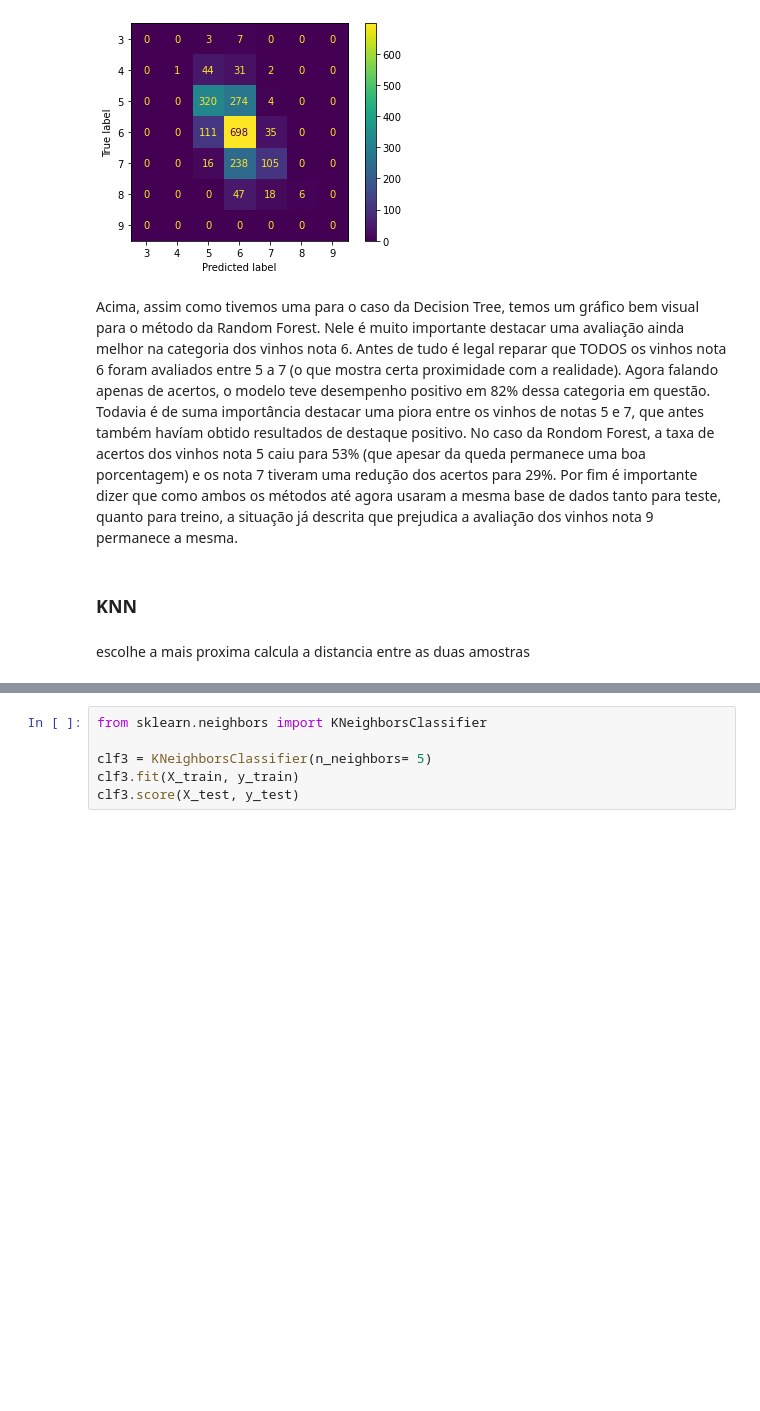
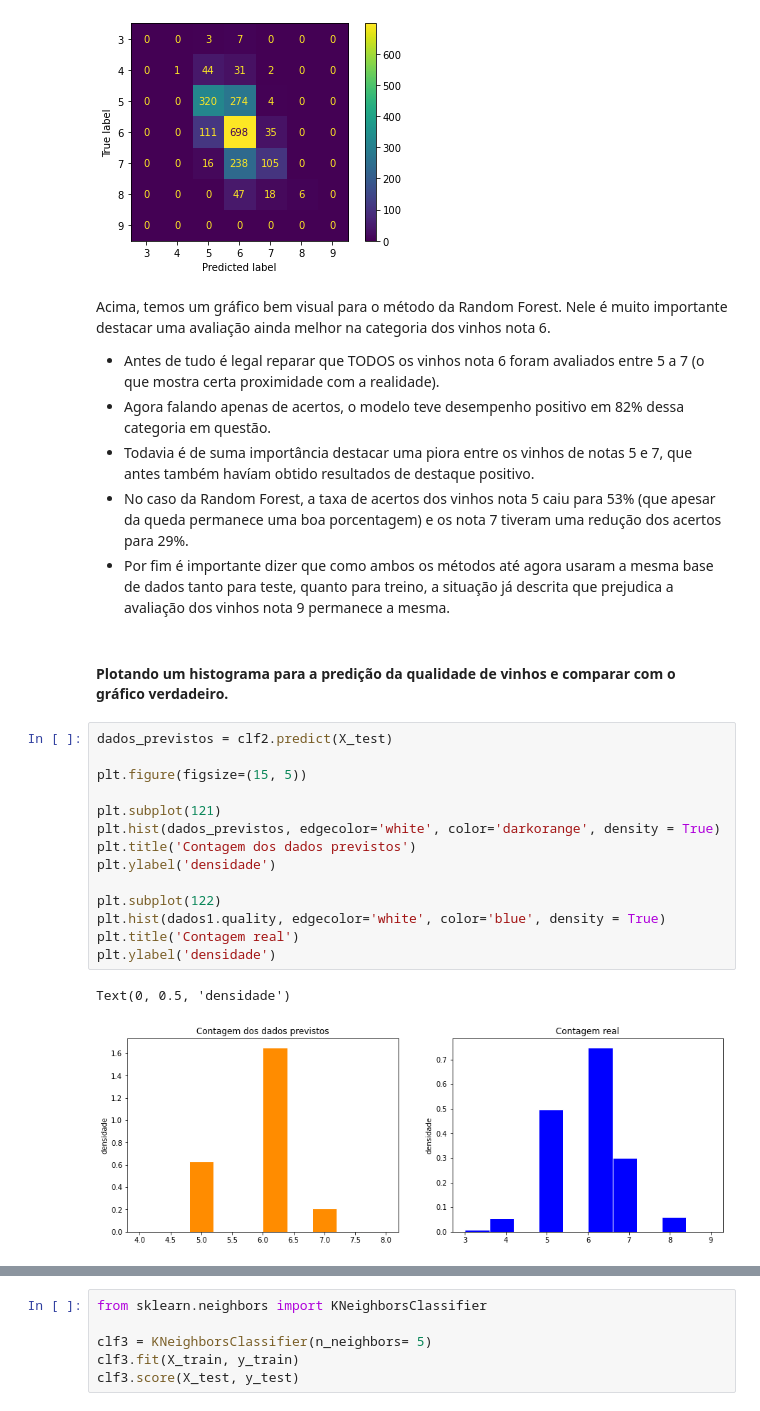
Before and after one commit to BarbosaGabriel1110/Projeto-2-CDADOS, a Jupyter notebook: Projeto 2 CDados.ipynb, the cells around one changed output, grey strips where cells are left out. Drawn from its saved outputs; the diff is of its cells as text; blank space fills up the shorter version.

```diff
--- a/Projeto 2 CDados.ipynb
+++ b/Projeto 2 CDados.ipynb
@@ -182,9 +249,28 @@ plot_confusion_matrix(clf2, X_test, y_test, labels = dados1['quality'].drop_dupl
 <sklearn.metrics._plot.confusion_matrix.ConfusionMatrixDisplay at 0x...>
 [figure]
 # %% [markdown]
-Acima, assim como tivemos uma para o caso da Decision Tree, temos um gráfico bem visual para o método da Random Forest. Nele é muito importante destacar uma avaliação ainda melhor na categoria dos vinhos nota 6. Antes de tudo é legal reparar que TODOS os vinhos nota 6 foram avaliados entre 5 a 7 (o que mostra certa proximidade com a realidade). Agora falando apenas de acertos, o modelo teve desempenho positivo em 82% dessa categoria em questão. Todavia é de suma importância destacar uma piora entre os vinhos de notas 5 e 7, que antes também havíam obtido resultados de destaque positivo. No caso da Rondom Forest, a taxa de acertos dos vinhos nota 5 caiu para 53% (que apesar da queda permanece uma boa porcentagem) e os nota 7 tiveram uma redução dos acertos para 29%. Por fim é importante dizer que como ambos os métodos até agora usaram a mesma base de dados tanto para teste, quanto para treino, a situação já descrita que prejudica a avaliação dos vinhos nota 9 permanece a mesma.
+Acima, temos um gráfico bem visual para o método da Random Forest. Nele é muito importante destacar uma avaliação ainda melhor na categoria dos vinhos nota 6.
+* Antes de tudo é legal reparar que TODOS os vinhos nota 6 foram avaliados entre 5 a 7 (o que mostra certa proximidade com a realidade).
+* Agora falando apenas de acertos, o modelo teve desempenho positivo em 82% dessa categoria em questão.
+* Todavia é de suma importância destacar uma piora entre os vinhos de notas 5 e 7, que antes também havíam obtido resultados de destaque positivo.
+* No caso da Random Forest, a taxa de acertos dos vinhos nota 5 caiu para 53% (que apesar da queda permanece uma boa porcentagem) e os nota 7 tiveram uma redução dos acertos para 29%.
+* Por fim é importante dizer que como ambos os métodos até agora usaram a mesma base de dados tanto para teste, quanto para treino, a situação já descrita que prejudica a avaliação dos vinhos nota 9 permanece a mesma.
-# %% [markdown]
-### KNN
-# %% [markdown]
-escolhe a mais proxima
-calcula a distancia entre as duas amostras
+# %% [markdown]
+#### Plotando um histograma para a predição da qualidade de vinhos e comparar com o gráfico verdadeiro.
+# %%
+dados_previstos = clf2.predict(X_test)
+
+plt.figure(figsize=(15, 5))
+
+plt.subplot(121)
+plt.hist(dados_previstos, edgecolor='white', color='darkorange', density = True)
+plt.title('Contagem dos dados previstos')
+plt.ylabel('densidade')
+
+plt.subplot(122)
+plt.hist(dados1.quality, edgecolor='white', color='blue', density = True)
+plt.title('Contagem real')
+plt.ylabel('densidade')
+# %% [output]
+Text(0, 0.5, 'densidade')
+[figure, added]
```
Also changed, not shown: parts of 49 cells of this notebook.
